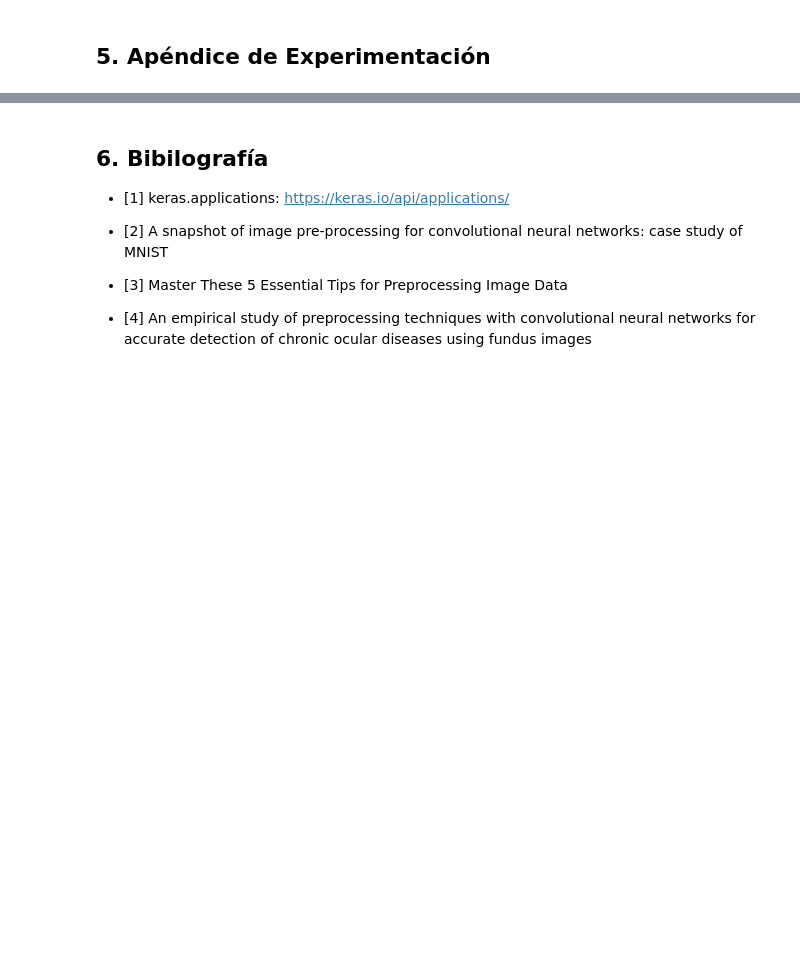
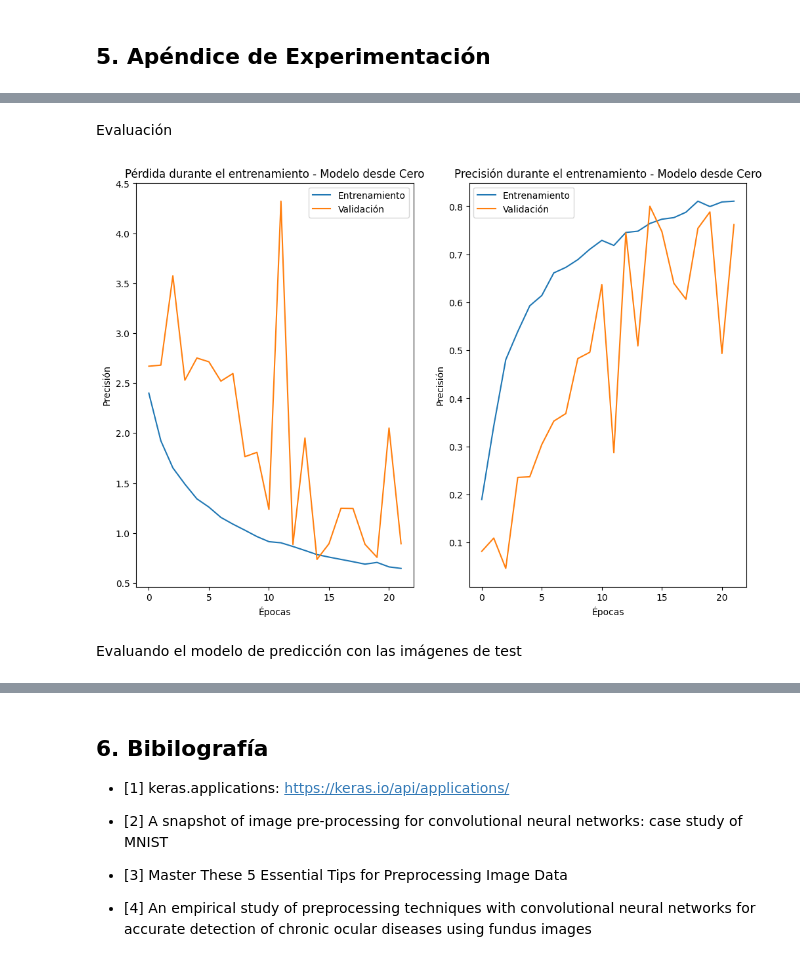
Before and after one commit to scarabinoalbano/07MIAR_04_A_2025-26_Redes-Neuronales-y-Deep-Learning, a Jupyter notebook: 07MIAR_Proyecto_Programacion_Grupo8.ipynb, the cells around one changed output, grey strips where cells are left out. Saved outputs shown, nothing was run; the diff lists cells and outputs as text; code cells hidden in the pictures; blank space fills up the shorter version.

```diff
--- a/07MIAR_Proyecto_Programacion_Grupo8.ipynb
+++ b/07MIAR_Proyecto_Programacion_Grupo8.ipynb
@@ -563,0 +806,18 @@ De las gráficas anterios se observa que el modelo con mejor desempeño y, el cu
+# %%
+#Callback para guardar mejor versión del modelo durante el entrenamiento
+checkpoint_alt_1 = ModelCheckpoint(
+    filepath='scratch_model_alternative_1.keras',
+    monitor='val_accuracy',
+    mode='max',
+    save_best_only=True,
+    save_weights_only=False,
+    verbose=1
+)
+
+#Callback para detener el entrenamiento si el accuracy no mejora tras 7 épocas consecutivas
+early_stopping_alt_1 = EarlyStopping(
+    monitor='val_accuracy',
+    patience=7,
+    restore_best_weights=True,
+    verbose=1
+)
@@ -563,0 +826,20 @@ De las gráficas anterios se observa que el modelo con mejor desempeño y, el cu
+# %%
+#Compilamos Modelo
+with tf.device('/GPU:0'):
+    model_aternative_1 = image_classificator_alternative_1()
+    optimizer = Adam(learning_rate=0.0001)
+    model_aternative_1.compile(
+        optimizer=optimizer,
+        loss='categorical_crossentropy',
+        metrics=metricas
+    )
+# %%
+#Entrenamos el modelo
+history_alternative_1 = model_aternative_1.fit(
+    train_dataset,
+    epochs=50,
+    validation_data=val_dataset,
+    verbose=1,
+    callbacks=[early_stopping_alt_1,checkpoint_alt_1],
+    class_weight=class_weight_dict
+)
@@ -563,0 +864,8 @@ De las gráficas anterios se observa que el modelo con mejor desempeño y, el cu
+# %% [markdown]
+Evaluación
+# %%
+plot_training(history_alternative_1, 'Modelo desde Cero')
+# %% [output]
+[figure, added]
+# %% [markdown]
+Evaluando el modelo de predicción con las imágenes de test
```
Also changed, not shown: parts of 70 cells of this notebook.
